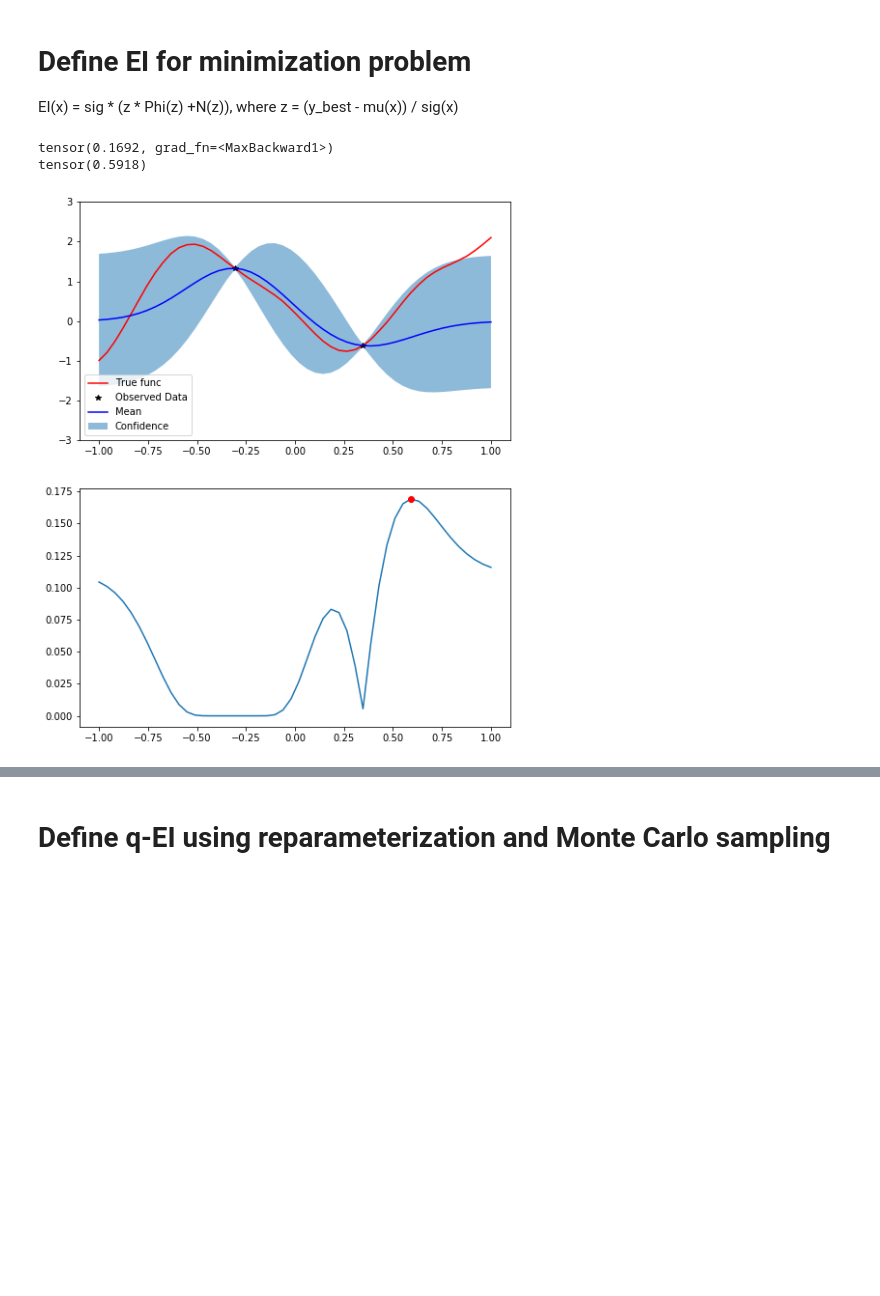
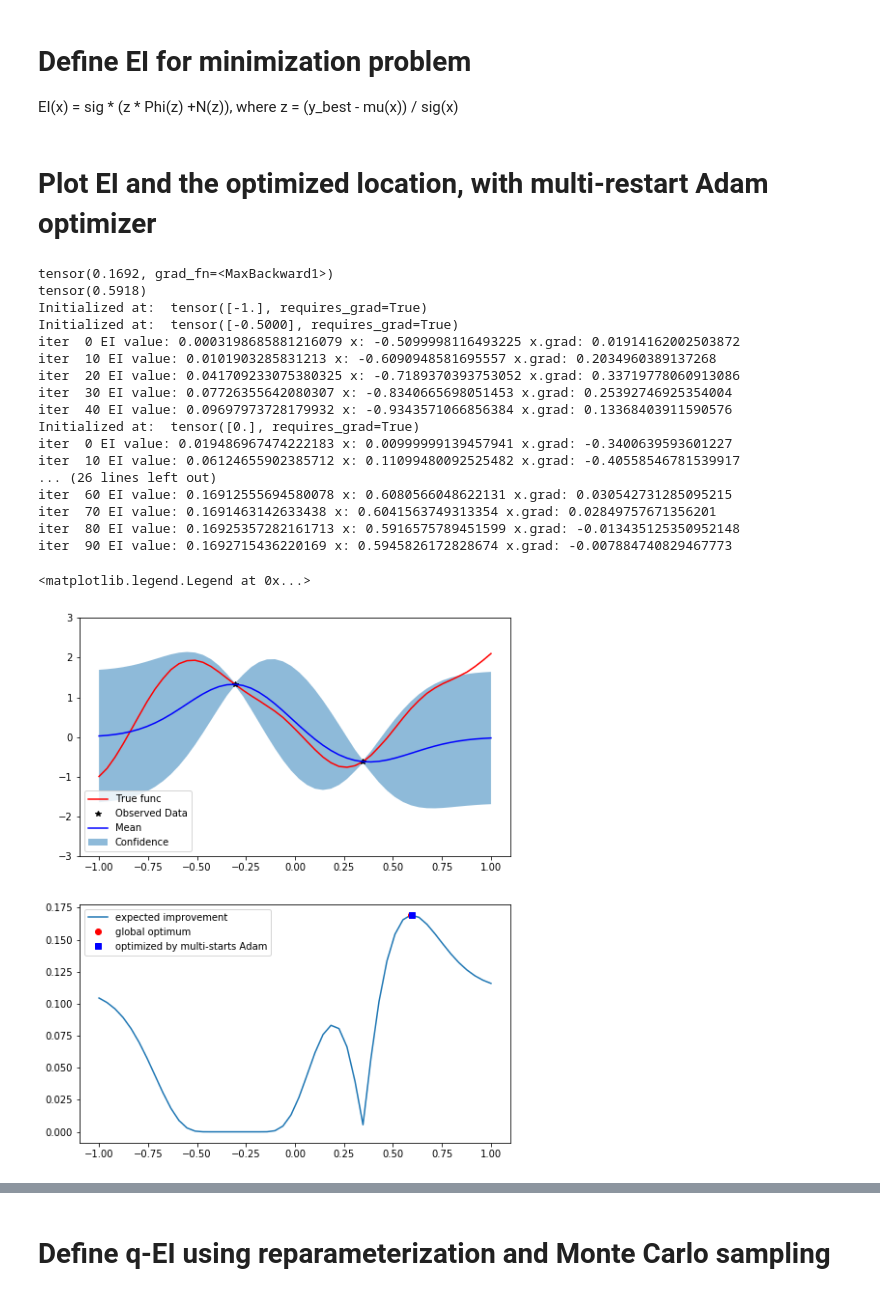
Before and after one commit to daidaixiong/gpytorch, a Jupyter notebook: examples/12_Bayesian_Optimization/bayesopt.ipynb, the cells around one changed output, grey strips where cells are left out. Saved outputs shown, nothing was run; the diff lists cells and outputs as text; code cells hidden in the pictures; blank space fills up the shorter version.

```diff
--- a/examples/12_Bayesian_Optimization/bayesopt.ipynb
+++ b/examples/12_Bayesian_Optimization/bayesopt.ipynb
@@ -67,7 +67,6 @@ x = torch.linspace(-bound,bound,n)
 y_prior = model(x)
 torch.manual_seed(8)
 y = y_prior.sample()
-print(y)
 
 train_idx = [np.round(n/3), np.round(n*2/3)];
 train_x = x[train_idx]
@@ -80,7 +79,7 @@ y_post = model(x)
 
 with torch.no_grad():
     # Initialize plot
-    f, ax = plt.subplots(1, 1, figsize=(4, 3))
+    f, ax = plt.subplots(1, 1, figsize=(8, 6))
     # Get upper and lower confidence bounds
     lower, upper = y_post.confidence_region()
     # Plot training data as black stars
@@ -127,9 +119,10 @@ def multi_start_optim(func, num_iters=100, x_inits=None, learning_rate=0.01,  nu
     else:
         x_inits = torch.linspace(-bound, bound, num_restarts)
     x_star = tensor([0.])
+    min_loss = 0.
     for restart in range(num_restarts):
-        x0 = x_inits[restart]
-        x0.require_grad_
+        x0 = tensor([x_inits[restart]], requires_grad=True)
+        print('Initialized at: ', x0)
         optimizer = optim.Adam([x0], lr=learning_rate)
         for i in range(num_iters):
             optimizer.zero_grad()
@@ -150,37 +143,55 @@ def multi_start_optim(func, num_iters=100, x_inits=None, learning_rate=0.01,  nu
             min_loss = loss
             x_star = x0
     return x_star, loss
+# %% [markdown]
+# Plot EI and the optimized location, with multi-restart Adam optimizer
 # %%
 # test ei
 y_best = torch.min(train_y)
 
 ei = expected_improvement_wrapper(x, model, y_best)
 print(torch.max(ei))
 print(x[torch.argmax(ei)])
 with torch.no_grad():
     # Initialize plot
     f, ax = plt.subplots(2, 1, figsize=(8, 10))
     # Get upper and lower confidence bounds
     lower, upper = y_post.confidence_region()
     # Plot training data as black stars
     ax[0].plot(x.numpy(), y.numpy(), 'r')
     ax[0].plot(train_x.numpy(), train_y.numpy(), 'k*')
     # Plot predictive means as blue line
     ax[0].plot(x.numpy(), y_post.mean.detach().numpy(), 'b')
     # Shade between the lower and upper confidence bounds
     ax[0].fill_between(x.numpy(), lower.numpy(), upper.numpy(), alpha=0.5)
     ax[0].set_ylim([-3, 3])
     ax[0].legend(['True func', 'Observed Data', 'Mean', 'Confidence'])
-    ax[1].plot(x.numpy(), ei.detach().numpy())
-    ax[1].plot(x[torch.argmax(ei)].numpy(), torch.max(ei).numpy(), 'ro')
+    ax[1].plot(x.numpy(), ei.detach().numpy(), label='expected improvement')
+    ax[1].plot(x[torch.argmax(ei)].numpy(), torch.max(ei).numpy(), 'ro', label='global optimum')
 
-x0 = torch.tensor([-1.], requires_grad=True)
 num_iters = 100
 learning_rate = 0.01
-func = lambda x: expected_improvement_wrapper(x, model, y_best)
-#x_star, ei = multi_start_optim(func, num_restarts=5)
-#ax[1].plot(x_star.item(), -ei.item(), 'bs')
+func = lambda x: -expected_improvement_wrapper(x, model, y_best)
+x_star, ei = multi_start_optim(func, num_restarts=5)
+ax[1].plot(x_star.item(), -ei.item(), 'bs', label='optimized by multi-starts Adam')
+ax[1].legend()
 # %% [output]
 tensor(0.1692, grad_fn=<MaxBackward1>)
 tensor(0.5918)
+Initialized at:  tensor([-1.], requires_grad=True)
+Initialized at:  tensor([-0.5000], requires_grad=True)
+iter  0 EI value: 0.0003198685881216079 x: -0.5099998116493225 x.grad: 0.01914162002503872
+iter  10 EI value: 0.0101903285831213 x: -0.6090948581695557 x.grad: 0.2034960389137268
+iter  20 EI value: 0.041709233075380325 x: -0.7189370393753052 x.grad: 0.33719778060913086
+iter  30 EI value: 0.07726355642080307 x: -0.8340665698051453 x.grad: 0.25392746925354004
+iter  40 EI value: 0.09697973728179932 x: -0.9343571066856384 x.grad: 0.13368403911590576
+Initialized at:  tensor([0.], requires_grad=True)
+iter  0 EI value: 0.019486967474222183 x: 0.00999999139457941 x.grad: -0.3400639593601227
+iter  10 EI value: 0.06124655902385712 x: 0.11099480092525482 x.grad: -0.40558546781539917
+... (26 lines left out)
+iter  60 EI value: 0.16912555694580078 x: 0.6080566048622131 x.grad: 0.030542731285095215
+iter  70 EI value: 0.1691463142633438 x: 0.6041563749313354 x.grad: 0.02849757671356201
+iter  80 EI value: 0.16925357282161713 x: 0.5916575789451599 x.grad: -0.013435125350952148
+iter  90 EI value: 0.1692715436220169 x: 0.5945826172828674 x.grad: -0.007884740829467773
+<matplotlib.legend.Legend at 0x...>
-[figure, old version]
+[figure, new version]
```
Also changed, not shown: parts of 8 cells of this notebook.
